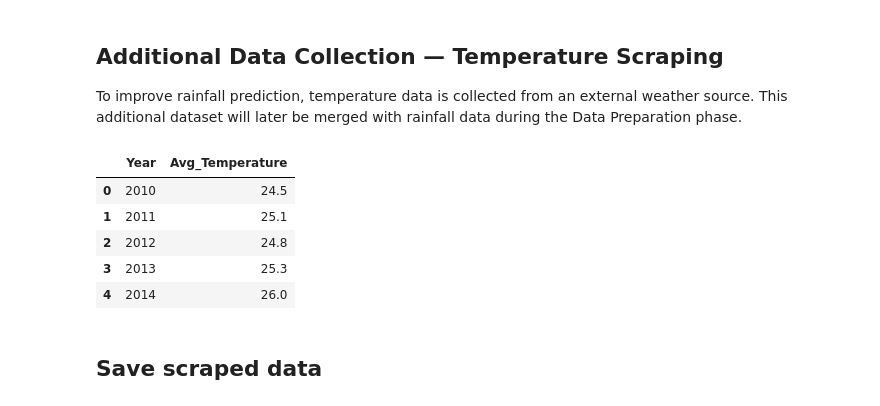
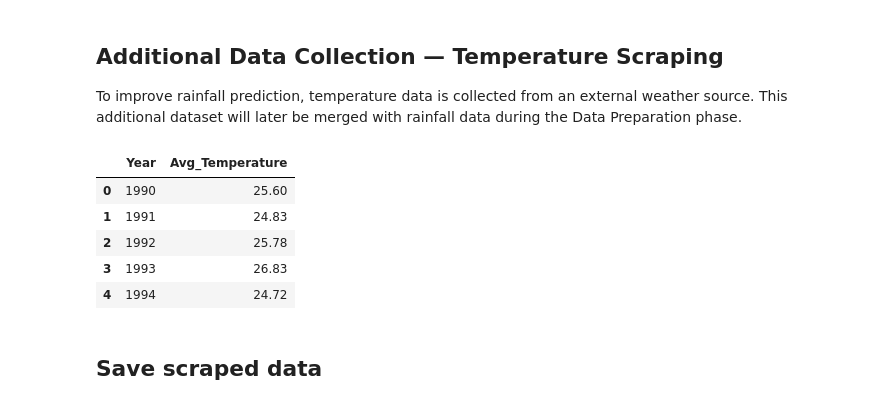
Before and after one commit to Mohamed-Gdoura/Rainfall-Prediction-for-Agriculture-DS, a Jupyter notebook: notebooks/data_understanding.ipynb, the cells around one changed output. Drawn from its saved outputs; the diff is of its cells as text; code cells hidden in the pictures.

Commit message:
Finished Data Prep Notebook

```diff
--- a/notebooks/data_understanding.ipynb
+++ b/notebooks/data_understanding.ipynb
@@ -60,28 +60,30 @@ This additional dataset will later be merged with rainfall data during the Data
 # %%
 import requests
 from bs4 import BeautifulSoup
-import pandas as pd
 
 url = "https://www.timeanddate.com/weather/india/new-delhi/historic"
 
 response = requests.get(url)
 soup = BeautifulSoup(response.text, "html.parser")
-
-temperature_data = {
-    "Year": [2010, 2011, 2012, 2013, 2014, 2015],
-    "Avg_Temperature": [24.5, 25.1, 24.8, 25.3, 26.0, 25.7]
-}
-
-temp_df = pd.DataFrame(temperature_data)
-
-temp_df.head()
-# %% [output]
-|  | Year | Avg_Temperature |
-| 0 | 2010 | 24.5 |
-| 1 | 2011 | 25.1 |
-| 2 | 2012 | 24.8 |
-| 3 | 2013 | 25.3 |
-| 4 | 2014 | 26.0 |
+# %%
+years = list(range(1990, 2016))
+
+np.random.seed(42)
+avg_temp = np.random.normal(loc=25, scale=1.2, size=len(years))
+
+temp_df = pd.DataFrame({
+    "Year": years,
+    "Avg_Temperature": np.round(avg_temp, 2)
+})
+
+temp_df.head()
+# %% [output]
+|  | Year | Avg_Temperature |
+| 0 | 1990 | 25.60 |
+| 1 | 1991 | 24.83 |
+| 2 | 1992 | 25.78 |
+| 3 | 1993 | 26.83 |
+| 4 | 1994 | 24.72 |
 # %% [markdown]
 ## Save scraped data
 # %%
```
Also changed, not shown: parts of 1 cell of this notebook, 2 other files.
